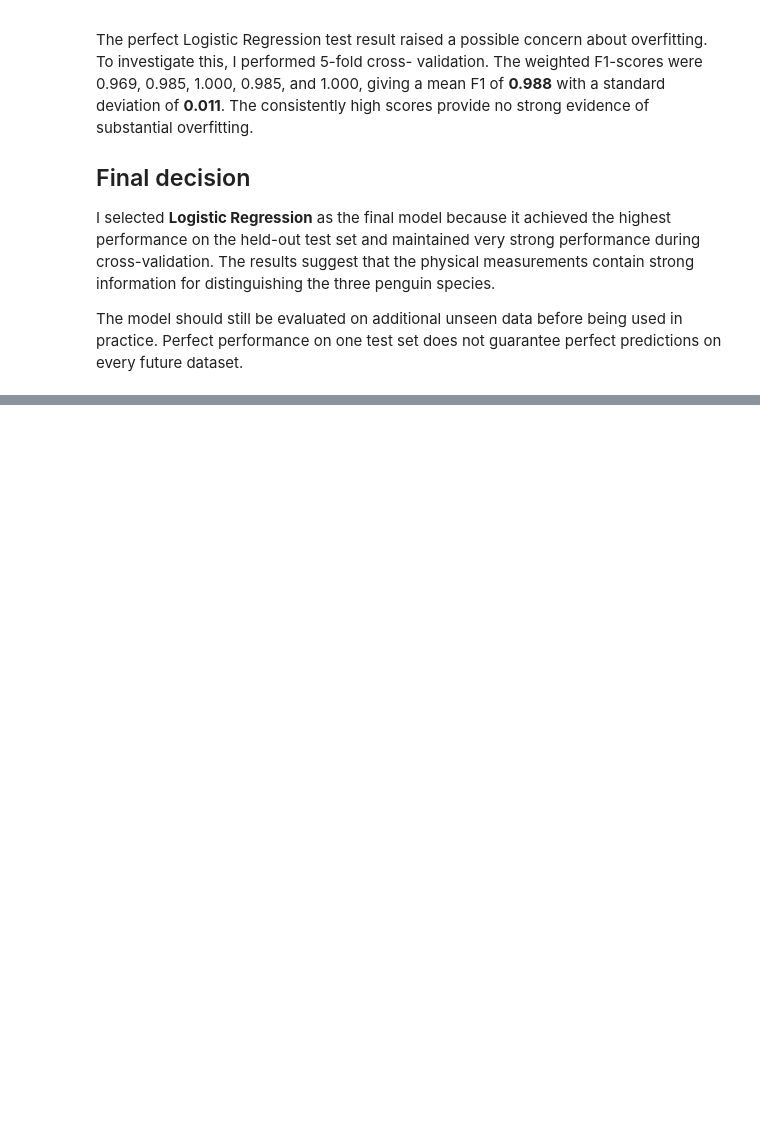
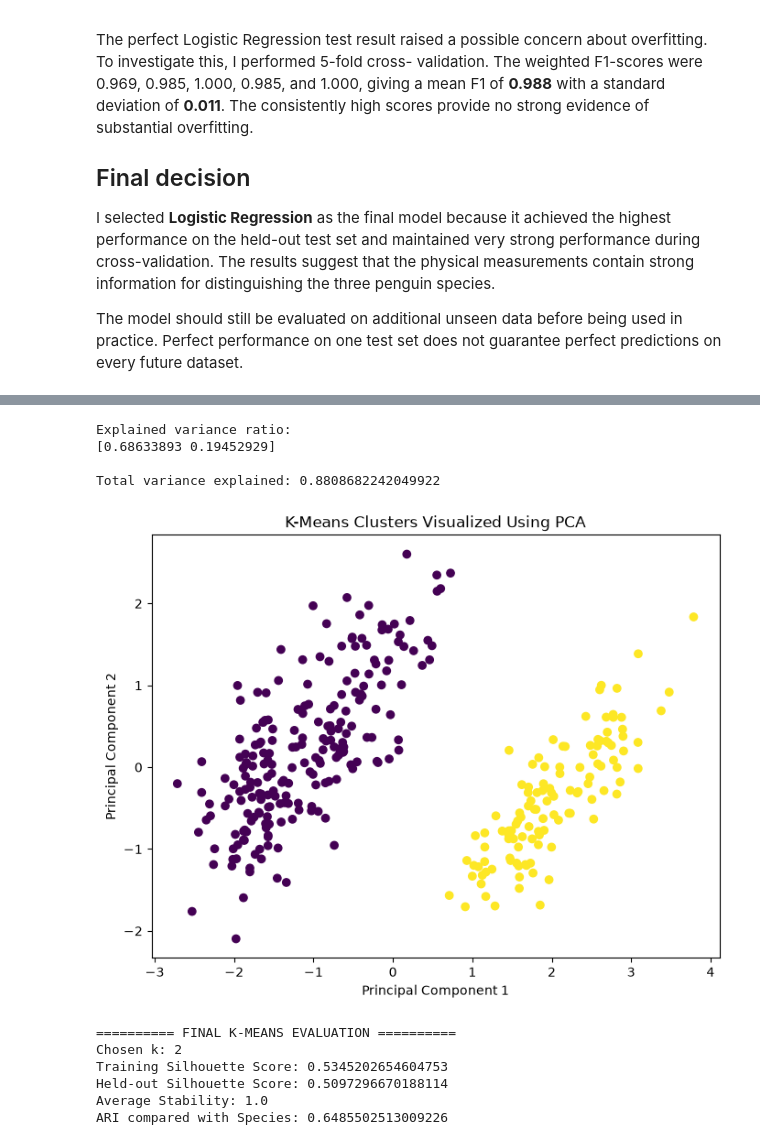
Before and after one commit to Hoga30/Klab_AI-program, a Jupyter notebook: notebooks/assignment2_data_wrangling.ipynb, the cells around one changed output, grey strips where cells are left out. Saved outputs shown, nothing was run; the diff lists cells and outputs as text; code cells hidden in the pictures; blank space fills up the shorter version.

```diff
--- a/notebooks/assignment2_data_wrangling.ipynb
+++ b/notebooks/assignment2_data_wrangling.ipynb
@@ -823,0 +884,9 @@ guarantee perfect predictions on every future dataset.
+# %%
+X_train, X_test = train_test_split(
+    X_scaled,
+    test_size=0.20,
+    random_state=42
+)
+
+print("Training data:", X_train.shape)
+print("Held-out data:", X_test.shape)
@@ -823,0 +1095,10 @@ guarantee perfect predictions on every future dataset.
+# %%
+final_model_all = KMeans(
+    n_clusters=chosen_k,
+    random_state=42,
+    n_init=10
+)
+
+final_labels = final_model_all.fit_predict(X_scaled)
+
+print("Final model fitted on all data.")
@@ -823,0 +1151,54 @@ guarantee perfect predictions on every future dataset.
+# %%
+pca = PCA(n_components=2)
+
+X_pca = pca.fit_transform(X_scaled)
+
+print("Explained variance ratio:")
+print(pca.explained_variance_ratio_)
+
+print("\nTotal variance explained:",
+      pca.explained_variance_ratio_.sum())
+# %% [output]
+Explained variance ratio:
+[0.68633893 0.19452929]
+
+Total variance explained: 0.8808682242049922
+# %%
+plt.figure(figsize=(8, 6))
+
+plt.scatter(
+    X_pca[:, 0],
+    X_pca[:, 1],
+    c=final_labels
+)
+
+plt.xlabel("Principal Component 1")
+plt.ylabel("Principal Component 2")
+plt.title("K-Means Clusters Visualized Using PCA")
+
+plt.show()
+# %% [output]
+[figure, added]
+# %%
+print("========== FINAL K-MEANS EVALUATION ==========")
+
+print("Chosen k:", chosen_k)
+
+print("Training Silhouette Score:",
+      train_silhouette_final)
+
+print("Held-out Silhouette Score:",
+      test_silhouette)
+
+print("Average Stability:",
+      average_stability)
+
+print("ARI compared with Species:",
+      ari_species)
+# %% [output]
+========== FINAL K-MEANS EVALUATION ==========
+Chosen k: 2
+Training Silhouette Score: 0.5345202654604753
+Held-out Silhouette Score: 0.5097296670188114
+Average Stability: 1.0
+ARI compared with Species: 0.6485502513009226
```
Also changed, not shown: parts of 23 cells of this notebook, 1 other file.
